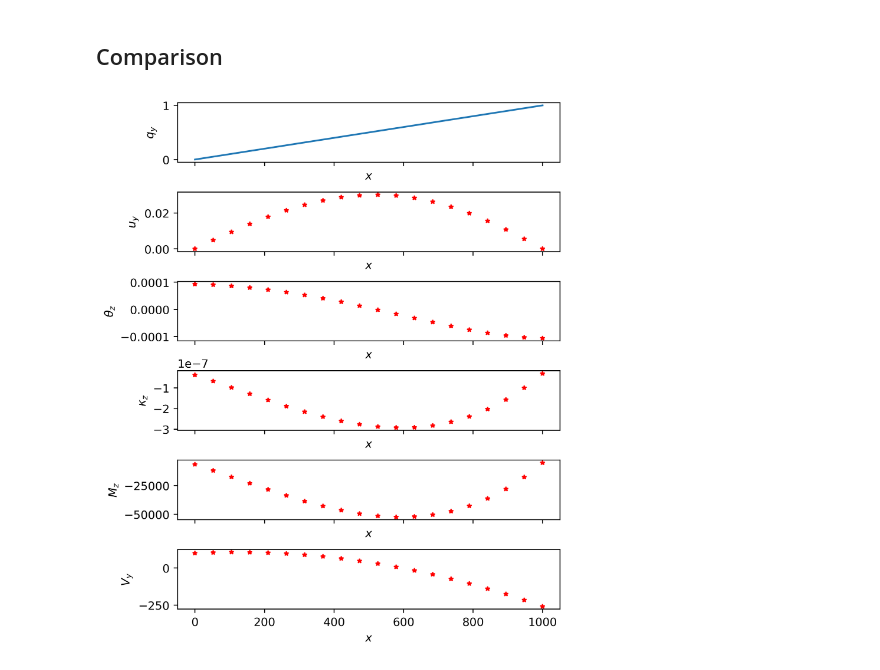
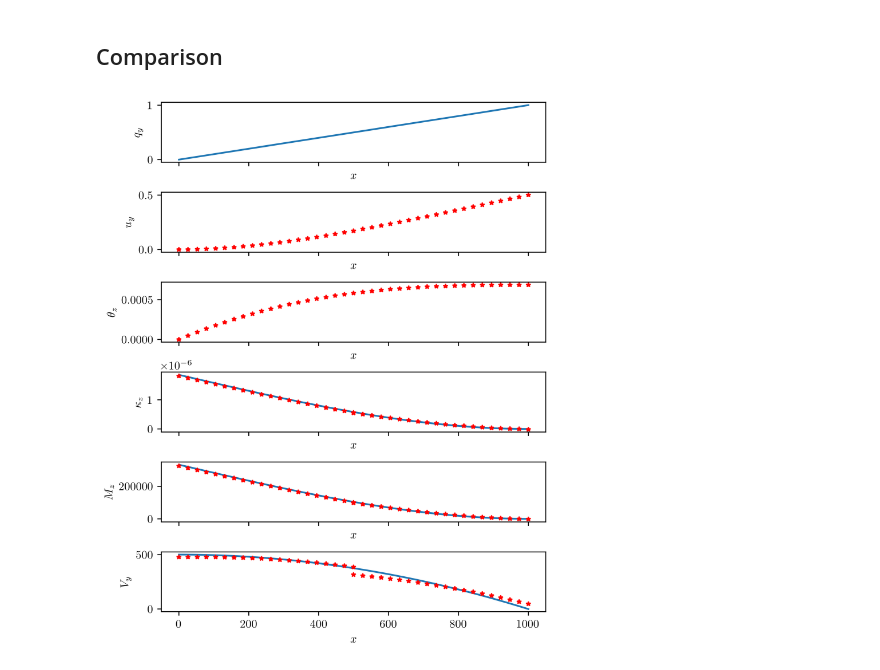
Before and after one commit to dewloosh/SigmaEpsilon, a Jupyter notebook: notebooks/bernoulli/verification/linstat_triangle_load.ipynb, the cells around one changed output. Drawn from its saved outputs; the diff is of its cells as text; code cells hidden in the pictures.

```diff
--- a/notebooks/bernoulli/verification/linstat_triangle_load.ipynb
+++ b/notebooks/bernoulli/verification/linstat_triangle_load.ipynb
@@ -66,13 +66,11 @@ def solve(n: int, fnc: Callable, celltype: BernoulliBase = B2):
 
     # mark some points
     i_first = index_of_closest_point(coords, np.array([0.0, 0.0, 0.0]))
-    i_last = index_of_furthest_point(coords, np.array([0.0, 0.0, 0.0]))
 
     # essential boundary conditions
     penalty = 1e20  # penalty value for essential BCs
     fixity = np.zeros((coords.shape[0], 6)).astype(bool)
-    fixity[i_first, [0, 1, 2, 3, 4]] = True
-    fixity[i_last, [1, 2, 3, 4]] = True
+    fixity[i_first, :] = True
     fixity = fixity.astype(float) * penalty
 
     # natural boundary conditions
@@ -96,7 +94,7 @@ def solve(n: int, fnc: Callable, celltype: BernoulliBase = B2):
 
     return structure
 # %%
-structure = solve(1, qy, B3)
+structure = solve(2, qy, B3)
 x = structure.mesh.coords()[:, 0]
 u = structure.nodal_dof_solution()
 r = structure.reaction_forces()
@@ -115,3 +129,14 @@ xi = structure.mesh.cells_coords(points=points, rng=rng)
+# %%
+import sympy as sy
+
+def mz(x):
+    return qy_max * (L**2/3 - x**3/3/L - x*(L - x**2 / L) / 2)
+
+def vy(x):
+    return qy_max * (L - x**2 / L) / 2
+
+def kz(x):
+    return mz(x) / Ex / Iz
 # %% [markdown]
 ## Comparison
 # %%
@@ -130,34 +155,34 @@ axs[0].set_ylabel(r"$q_y$")
 axs[1].plot(xi[:, :, 0].flatten(), ui[:, :, 1].flatten(), "r*", markersize=ms)
 axs[1].set_xlabel("$x$")
 axs[1].set_ylabel("$u_y$")
 
 # axs[2].plot(_x, rotz(_x))
 axs[2].plot(xi[:, :, 0].flatten(), ui[:, :, -1].flatten(), "r*", markersize=ms)
 axs[2].set_xlabel("$x$")
 axs[2].set_ylabel(r"$\theta_z$")
 
-# axs[3].plot(_x, kz(_x))
+axs[3].plot(_x, kz(_x))
 axs[3].plot(xi[:, :, 0].flatten(), k[:, :, -1].flatten(), "r*", markersize=ms)
 axs[3].set_xlabel("$x$")
 axs[3].set_ylabel("$\kappa_z$")
 
-# axs[4].plot(_x, mz(_x))
+axs[4].plot(_x, mz(_x))
 axs[4].plot(xi[:, :, 0].flatten(), fi[:, :, -1].flatten(), "r*", markersize=ms)
 axs[4].set_xlabel("$x$")
 axs[4].set_ylabel("$M_z$")
 
-# axs[5].plot(_x, vy(_x))
+axs[5].plot(_x, vy(_x))
 axs[5].plot(xi[:, :, 0].flatten(), fi[:, :, 1].flatten(), "r*", markersize=ms)
 axs[5].set_xlabel("$x$")
 axs[5].set_ylabel("$V_y$")
 
 plt.subplots_adjust(hspace=0.5)
 
 plt.rcParams.update(
     {
         "text.usetex": True,
         "font.family": "sans-serif",
     }
 )
 # %% [output]
-[figure, old version]
+[figure, new version]
```
Also changed, not shown: parts of 1 cell of this notebook, 2 other files.
